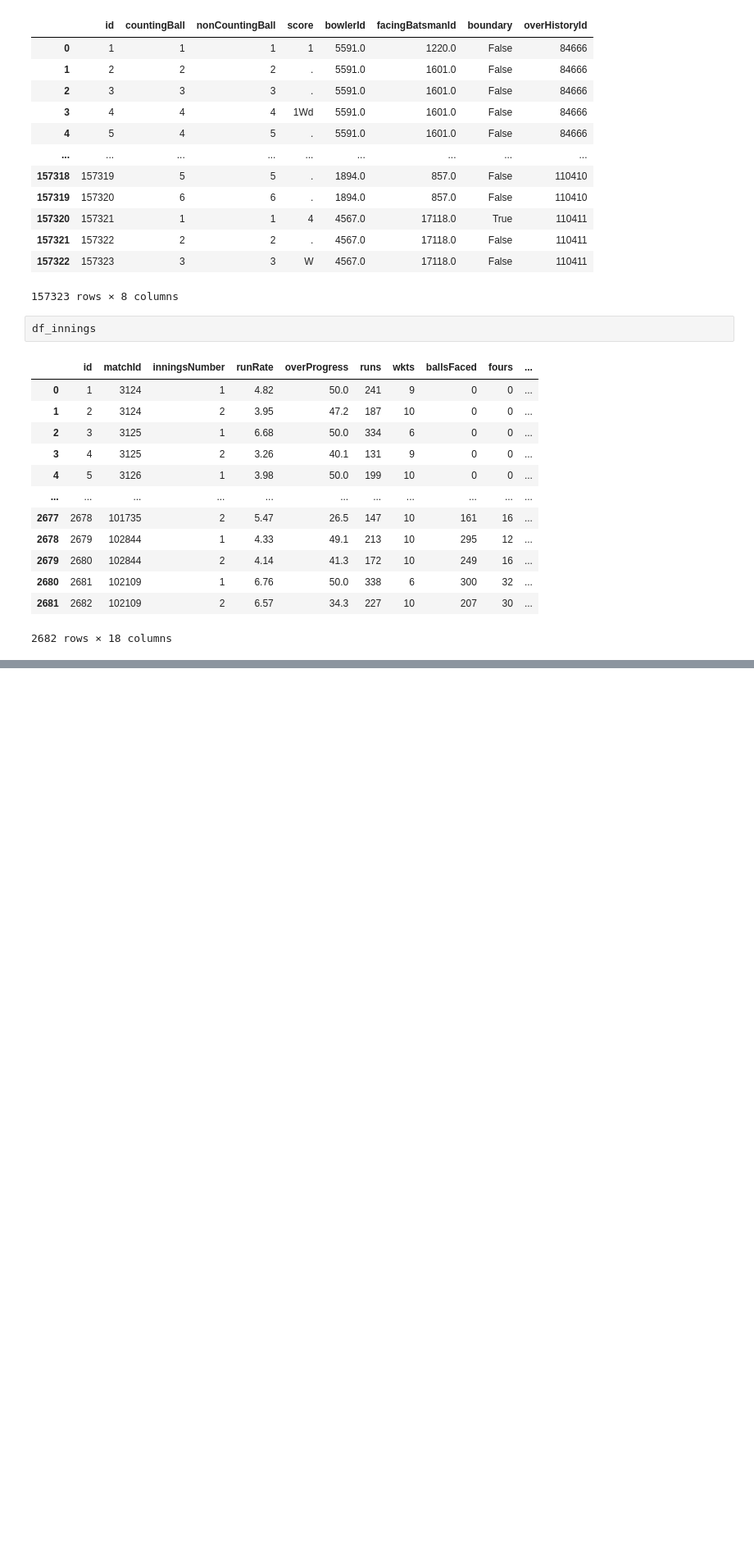
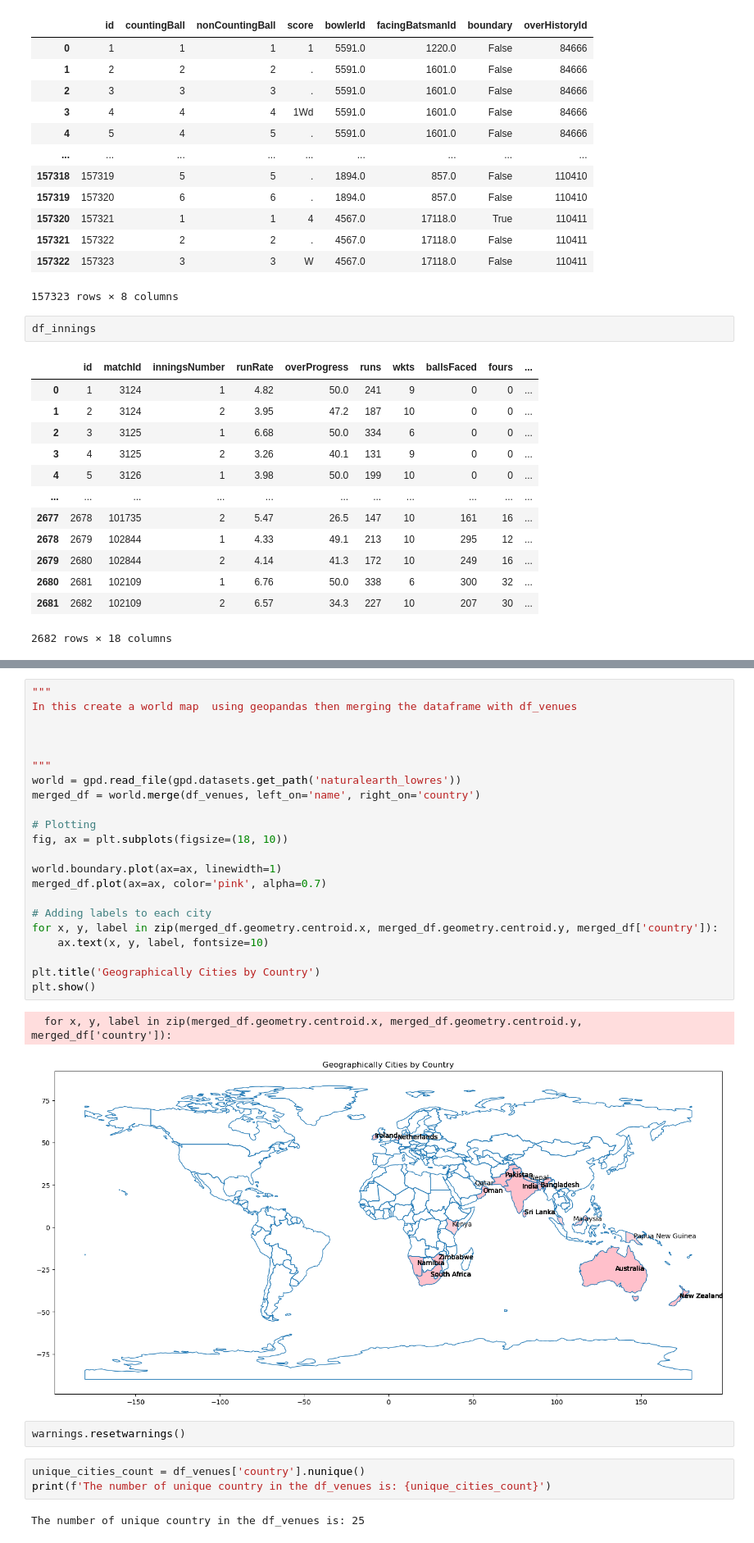
Before and after one commit to hassaanhameed786/Exploring-the-Cricket-World-Cup-An-EDA-Journey, a Jupyter notebook: notebooks/eda_on ICC_wordl_cup.ipynb, the cells around one changed output, grey strips where cells are left out. Shown at 82% size. Drawn from its saved outputs; the diff is of its cells as text; blank space fills up the shorter version.

```diff
--- a/notebooks/eda_on ICC_wordl_cup.ipynb
+++ b/notebooks/eda_on ICC_wordl_cup.ipynb
@@ -204,0 +685,32 @@ df_matches = df_matches.drop_duplicates()
+# %%
+"""
+In this create a world map  using geopandas then merging the dataframe with df_venues
+
+
+
+"""
+world = gpd.read_file(gpd.datasets.get_path('naturalearth_lowres'))
+merged_df = world.merge(df_venues, left_on='name', right_on='country')
+
+# Plotting
+fig, ax = plt.subplots(figsize=(18, 10))
+
+world.boundary.plot(ax=ax, linewidth=1)
+merged_df.plot(ax=ax, color='pink', alpha=0.7)
+
+# Adding labels to each city
+for x, y, label in zip(merged_df.geometry.centroid.x, merged_df.geometry.centroid.y, merged_df['country']):
+    ax.text(x, y, label, fontsize=10)
+
+plt.title('Geographically Cities by Country')
+plt.show()
+# %% [output]
+  for x, y, label in zip(merged_df.geometry.centroid.x, merged_df.geometry.centroid.y, merged_df['country']):
+[figure, added]
+# %%
+warnings.resetwarnings()
+# %%
+unique_cities_count = df_venues['country'].nunique()
+print(f'The number of unique country in the df_venues is: {unique_cities_count}')
+# %% [output]
+The number of unique country in the df_venues is: 25
```
Also changed, not shown: parts of 78 cells of this notebook, 9 other files.
